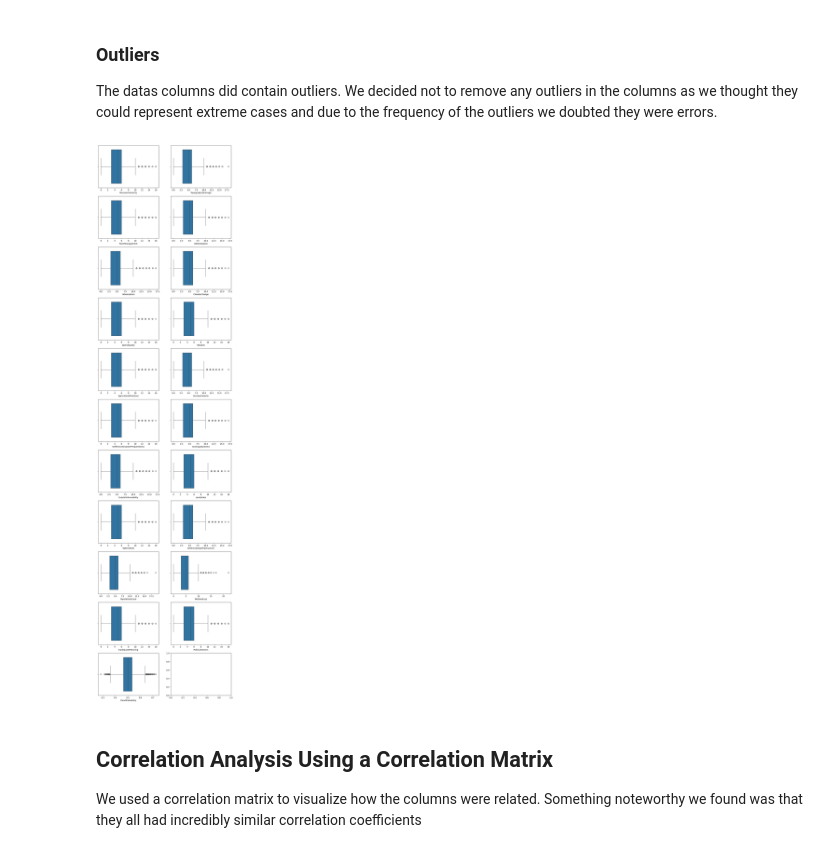
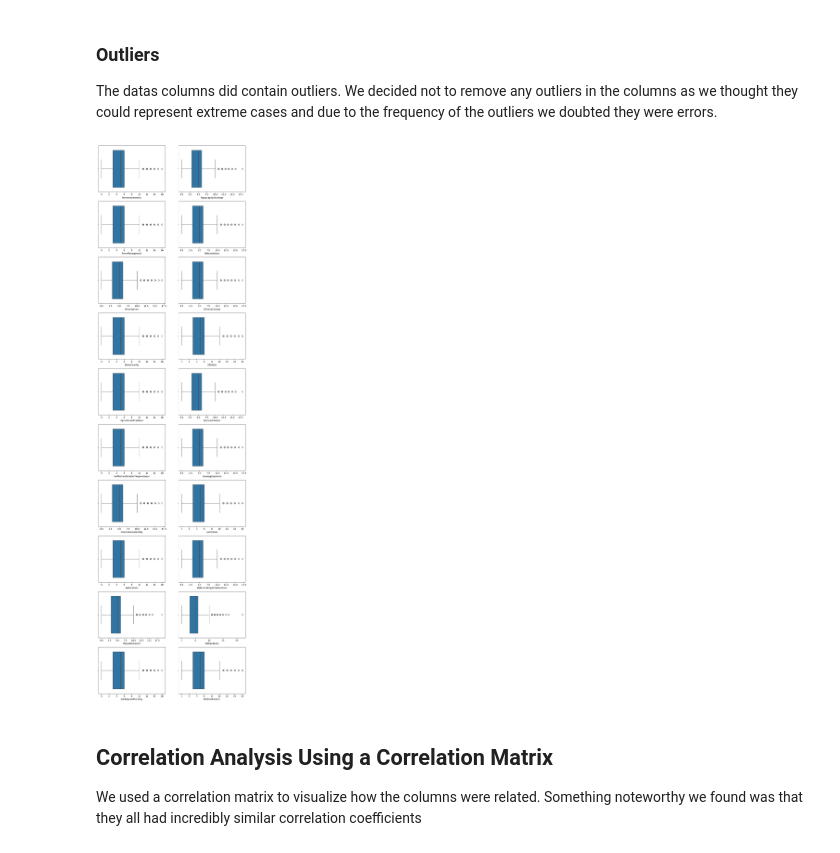
Before and after one commit to HusseinH214/Applied-Machine-Learning-Project-2, a Jupyter notebook: regression.ipynb, the cells around one changed output. Drawn from its saved outputs; the diff is of its cells as text; code cells hidden in the pictures.

```diff
--- a/regression.ipynb
+++ b/regression.ipynb
@@ -88,12 +88,14 @@ dtype: int64
 ### Outliers
 The datas columns did contain outliers. We decided not to remove any outliers in the columns as we thought they could represent extreme cases and due to the frequency of the outliers we doubted they were errors.
 # %%
-fig, axs = plt.subplots(nrows=11, ncols=2, figsize=(12, 50))
+feature_cols = df.columns.drop("FloodProbability")
+
+fig, axs = plt.subplots(nrows=10, ncols=2, figsize=(12, 45))
 axs = axs.flatten()
-for i, col in enumerate(df.columns):
+for i, col in enumerate(feature_cols):
     sns.boxplot(data=df, x=col, ax=axs[i])
 # %% [output]
-[figure, old version]
+[figure, new version]
 # %% [markdown]
 ## Correlation Analysis Using a Correlation Matrix
 We used a correlation matrix to visualize how the columns were related. Something noteworthy we found was that they all had incredibly similar correlation coefficients
```
Also changed, not shown: parts of 22 cells of this notebook, 2 other files.
